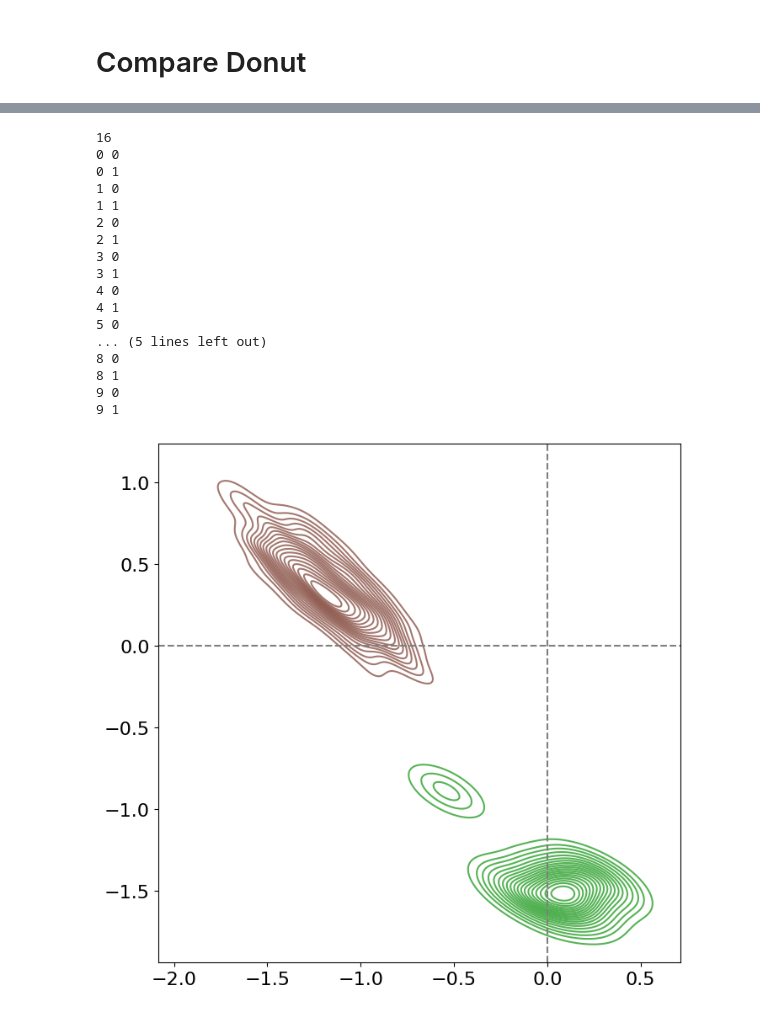
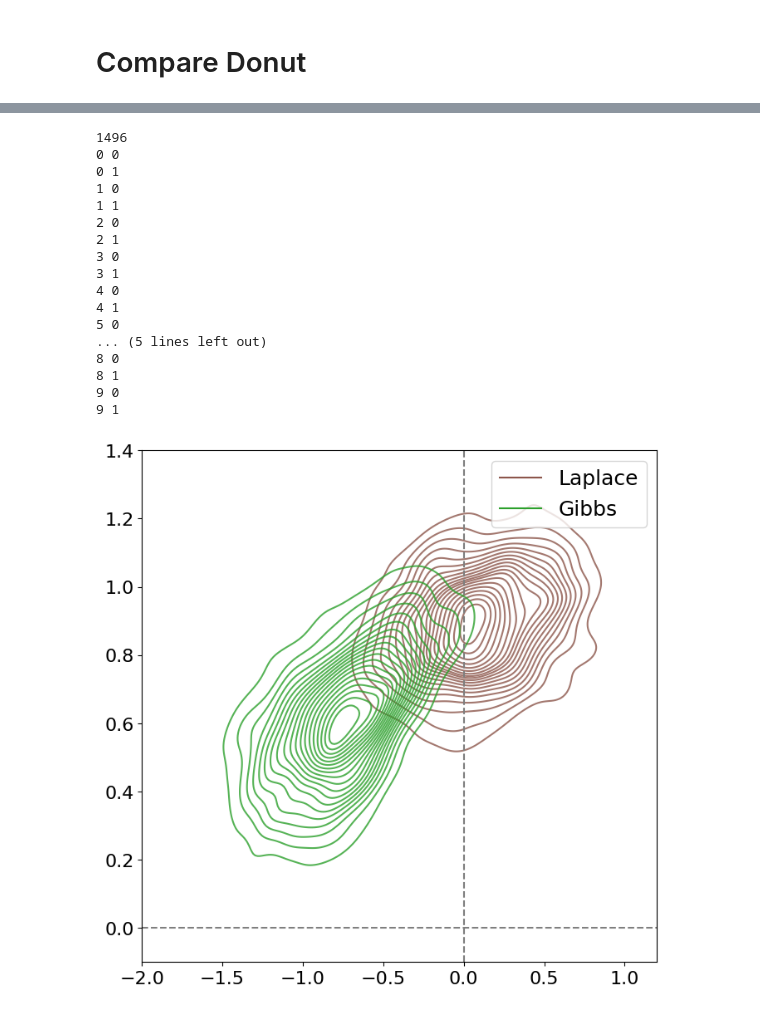
Before and after one commit to ninpnin/embedding-uncertainty-estimation, a Jupyter notebook: stan_simulation/plots.ipynb, the cells around one changed output, grey strips where cells are left out. Saved outputs shown, nothing was run; the diff lists cells and outputs as text; code cells hidden in the pictures.

```diff
--- a/stan_simulation/plots.ipynb
+++ b/stan_simulation/plots.ipynb
@@ -117,10 +122,10 @@ def extract_word_and_context_vectors_gibbs(filepath, vocabulary, D=2):
 # Convergence Plots
 # %%
 
-saved_fits_dir = "stan_fits_laplacedxd"#"stan_fits_mfvi_dxd"#"stan_fits_dxdfixmap" "stan_fit_nofix" "stan_fits_frvi_dxd" stan_fits_map
+saved_fits_dir = "aggregated_test"#"stan_fits_mfvi_dxd"#"stan_fits_dxdfixmap" "stan_fit_nofix" "stan_fits_frvi_dxd" stan_fits_map
 #stan_fits_dxd_mapfit is OUTDATED use instead stan_fits_dxd_mapjacobian :: CORRECTION, turns out they are the same..
 # stan_fits_laplacedxd
-inference_method = 'laplace'
+inference_method = 'hmc'
 sizes = [100, 200, 500, 1000, 5000, 10000, 20000, 50000, 100000]
 
 # -- true parameters --
@@ -326,14 +347,14 @@ Index(['word0_0', 'word0_1', 'word0_c_0', 'word0_c_1', 'word1_0', 'word1_1',
        'word8_c_1', 'word9_0', 'word9_1', 'word9_c_0', 'word9_c_1'],
       dtype='object')
 # %%
-word1 = "word0"
-word2 = "word1"
+word1 = "word1"
+word2 = "word0"
 
-
+save_fig = False
 
 sizes = [100, 200, 500, 1000, 5000, 20000, 50000, 100000]
-saved_fits_dir = "stan_fits_dxdfixmap"#"stan_fits_dxdfixmap" # stan_fits_mfvi_nofix #stan_fit_nofix #stan_fits_laplacedxd #gibbs-samples
-inference_method = 'hmc'
+saved_fits_dir = "stan_fits_mfvi_dxd"#"stan_fits_dxdfixmap" # stan_fits_mfvi_nofix #stan_fit_nofix #stan_fits_laplacedxd #gibbs-samples #stan_fits_mfvi_dxd
+inference_method = 'vi'
 
 
 with open('100k_v10_d2_.json') as f:
@@ -402,6 +423,8 @@ plt.grid(True)
 plt.tick_params(axis='both', which='major', labelsize=14)
 plt.xlim([0, 100000])
 
-plt.savefig(f'figs/wordpair_{saved_fits_dir}_{word1}{word2}.pdf')
+if save_fig:
+    plt.savefig(f'figs/wordpair_{saved_fits_dir}_{word1}{word2}.pdf')
+
 plt.show()
 # %% [output]
@@ -421,7 +553,7 @@ vocabulary = data['vocabulary']
 
 # --  specify fit ---
 inference_method = 'hmc'
-size = 100000
+size = 50000
 saved_fits_dir = "stan_fits_dxdfixmap" #"stan_fits_mfvi_dxd" #"stan_fits_dxdfixmap" stan_fit_nofix
 fit = load_fit(size, saved_fits_dir)
 
@@ -598,6 +736,6 @@ plt.show()
 # %%
 def extract_word_and_context_vectors_gibbs(filepath, vocabulary, D=2):
-    df = pd.read_csv(filepath)
+    df = pd.read_csv(filepath).iloc[500:]
     print(len(df))
     num_samples = df.shape[0]
     V = len(vocabulary)
@@ -613,7 +751,7 @@ def extract_word_and_context_vectors_gibbs(filepath, vocabulary, D=2):
     return word_vectors, context_vectors
 # %%
 
-word_index = 1
+word_index = 0
 
 with open('100k_v10_d2_.json') as f:
     data = json.load(f)
@@ -621,14 +759,14 @@ with open('100k_v10_d2_.json') as f:
 vocabulary = data['vocabulary']
 
 # -- specify fit for Laplace ---
-size = 100000
+size = 20000
 saved_fits_dir_laplace = "stan_fits_laplacedxd"
 fit_laplace = load_fit(size, saved_fits_dir_laplace)
-word_vectors_samples_laplace, _ = extract_word_and_context_vectors_vi(fit_laplace.draws_pd(), vocabulary)
+word_vectors_samples_laplace, context_vectors_samples_laplace = extract_word_and_context_vectors_vi(fit_laplace.draws_pd(), vocabulary)
 
 # -- specify samples for Gibbs ---
 file_path_gibbs = f'gibbs-samples/gibbs-samples-N-{size}.csv.fix'
-word_vectors_samples_gibbs, _ = extract_word_and_context_vectors_gibbs(file_path_gibbs, vocabulary)
+word_vectors_samples_gibbs, context_vectors_samples_gibbs = extract_word_and_context_vectors_gibbs(file_path_gibbs, vocabulary)
 
 # ----
 
@@ -656,35 +794,38 @@ plt.figure(figsize=(8, 8))
 sns.kdeplot(x='Dim 1', y='Dim 2', data=df_combined[df_combined['Method'] == 'Laplace'], fill=False, thresh=0.05, levels=20, alpha=0.8, label='Laplace', color='tab:brown')
 sns.kdeplot(x='Dim 1', y='Dim 2', data=df_combined[df_combined['Method'] == 'Gibbs'], fill=False, thresh=0.05, levels=20, alpha=0.8, label='Gibbs', color='tab:green')
 
+plt.plot([], [], label='Laplace', color='tab:brown')
+plt.plot([], [], label='Gibbs', color='tab:green')
+
 plt.axhline(y=0, color='tab:gray', ls='--')
 plt.axvline(x=0, color='tab:gray', ls='--')
-#plt.xlim([, 2])
-#plt.ylim([-2, 2])
+plt.xlim([-2, 1.2])
+plt.ylim([-0.1, 1.4])
 
 plt.tick_params(axis='both', which='major', labelsize=16)
 plt.xlabel('')
 plt.ylabel('')
 
-#plt.legend()
+plt.legend()
 plt.savefig(f'figs/combined_gibbslaplace_donut_wordidx{word_index}.pdf')
 
 plt.show()
 # %% [output]
-16
+1496
 0 0
 0 1
 1 0
 1 1
 2 0
 2 1
 3 0
 3 1
 4 0
 4 1
 5 0
 ... (5 lines left out)
 8 0
 8 1
 9 0
 9 1
-[figure, old version]
+[figure, new version]
```
Also changed, not shown: parts of 22 cells of this notebook.
